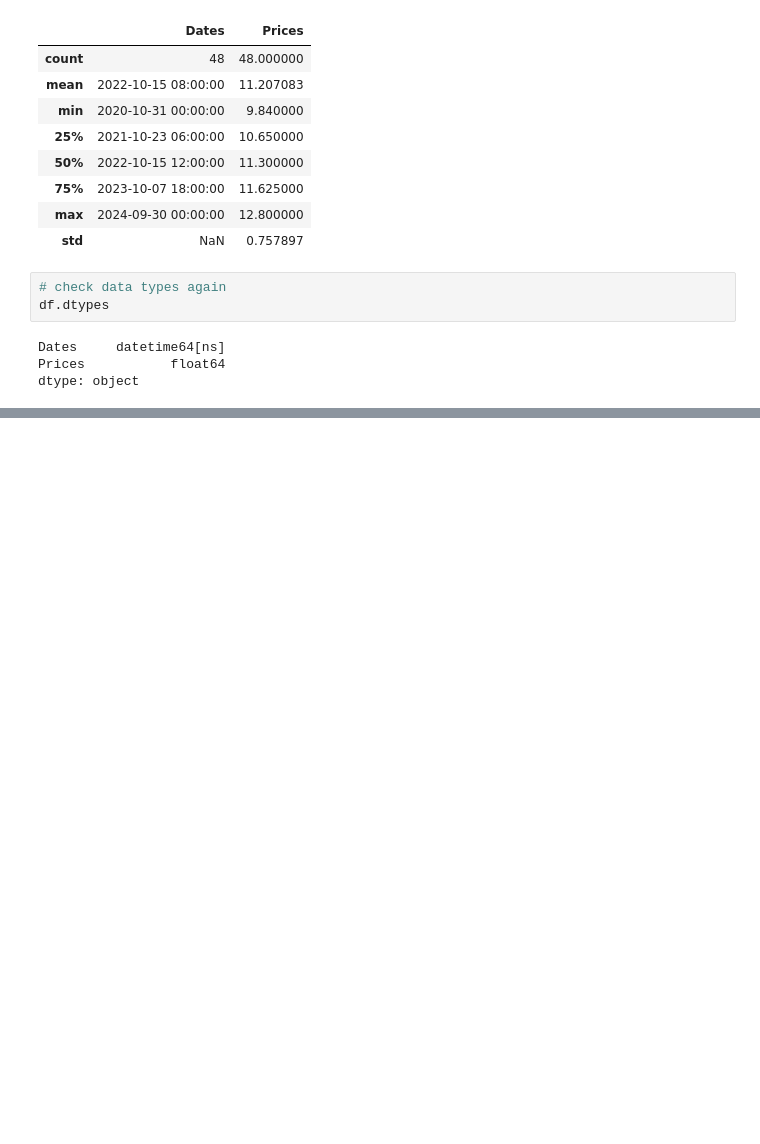
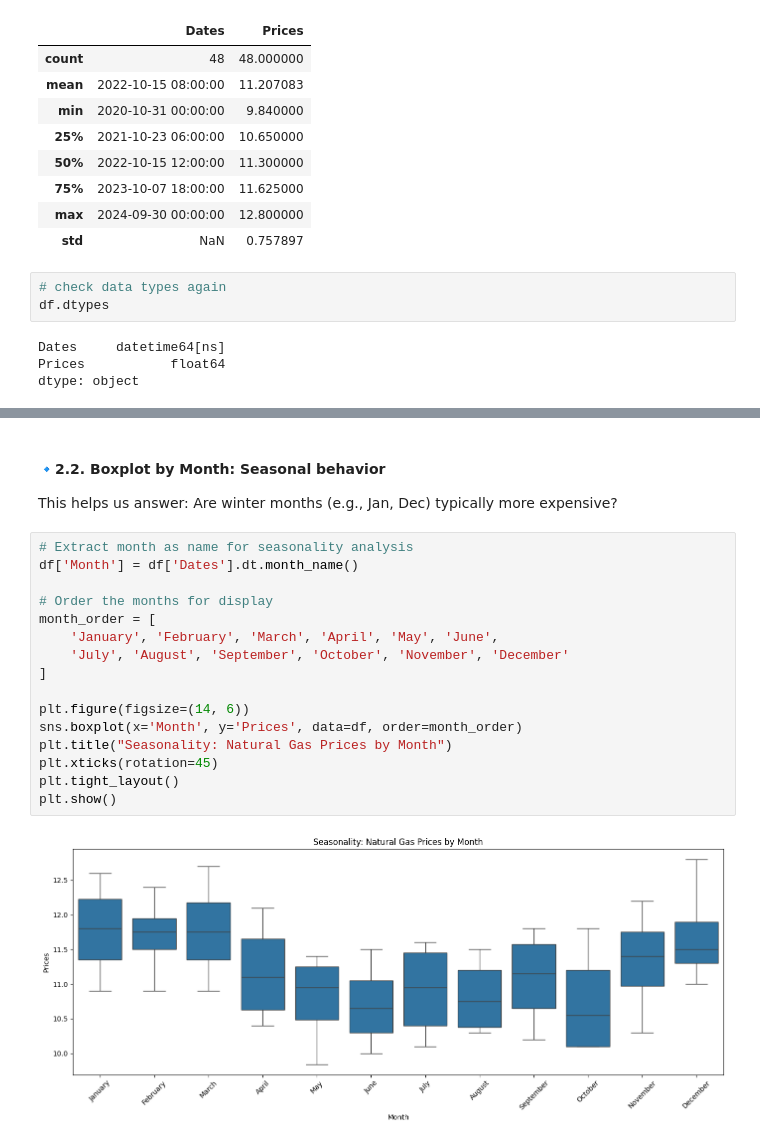
Before and after one commit to orejandro79/JPMorgan-Chase---Co, a Jupyter notebook: TASK1-Investigate and analyze price data/gas_prices_analysis.ipynb, the cells around one changed output, grey strips where cells are left out. Drawn from its saved outputs; the diff is of its cells as text; blank space fills up the shorter version.

```diff
--- a/TASK1-Investigate and analyze price data/gas_prices_analysis.ipynb
+++ b/TASK1-Investigate and analyze price data/gas_prices_analysis.ipynb
@@ -152,0 +168,21 @@ dtype: object
+# %% [markdown]
+#### 🔹2.2. Boxplot by Month: Seasonal behavior
+This helps us answer: Are winter months (e.g., Jan, Dec) typically more expensive?
+# %%
+# Extract month as name for seasonality analysis
+df['Month'] = df['Dates'].dt.month_name()
+
+# Order the months for display
+month_order = [
+    'January', 'February', 'March', 'April', 'May', 'June',
+    'July', 'August', 'September', 'October', 'November', 'December'
+]
+
+plt.figure(figsize=(14, 6))
+sns.boxplot(x='Month', y='Prices', data=df, order=month_order)
+plt.title("Seasonality: Natural Gas Prices by Month")
+plt.xticks(rotation=45)
+plt.tight_layout()
+plt.show()
+# %% [output]
+[figure, added]
```
Also changed, not shown: parts of 16 cells of this notebook.
